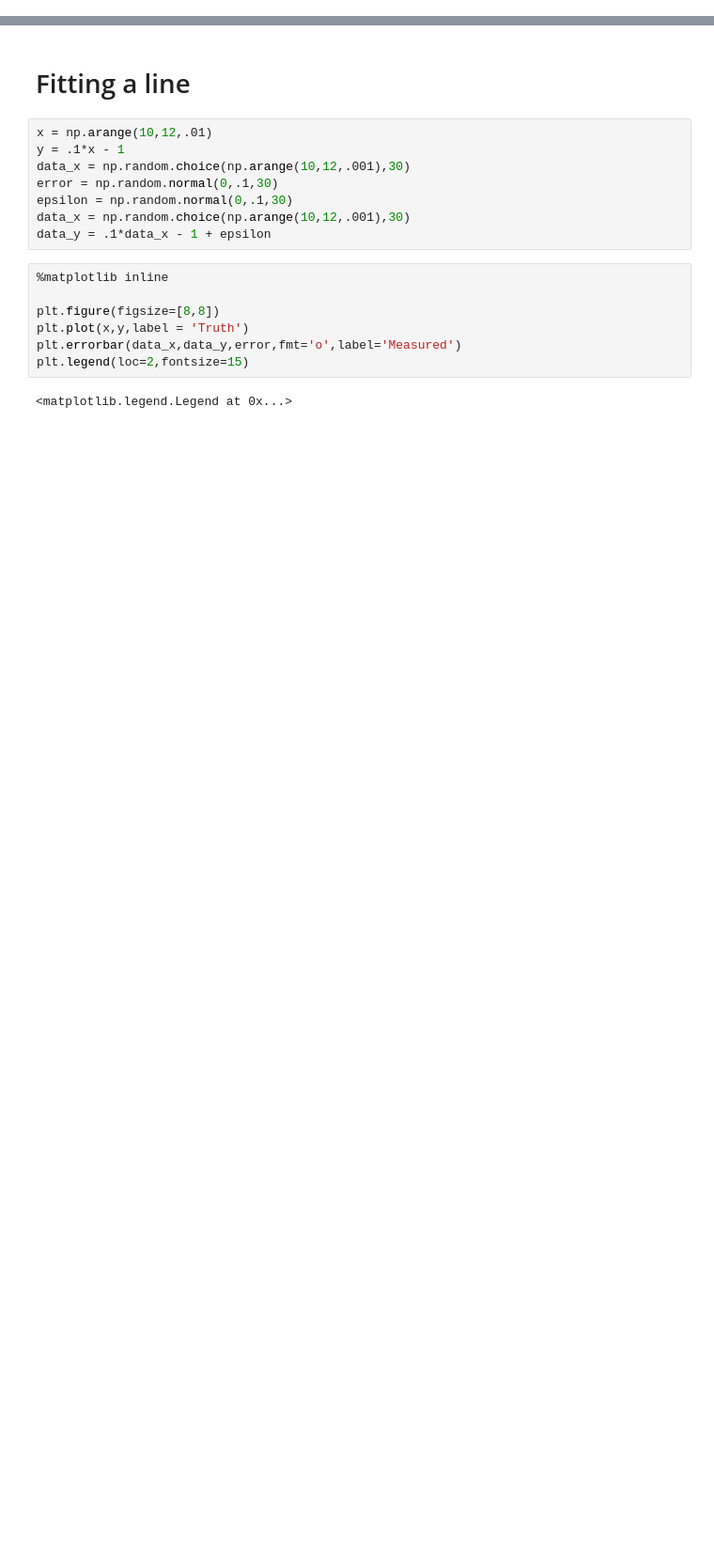
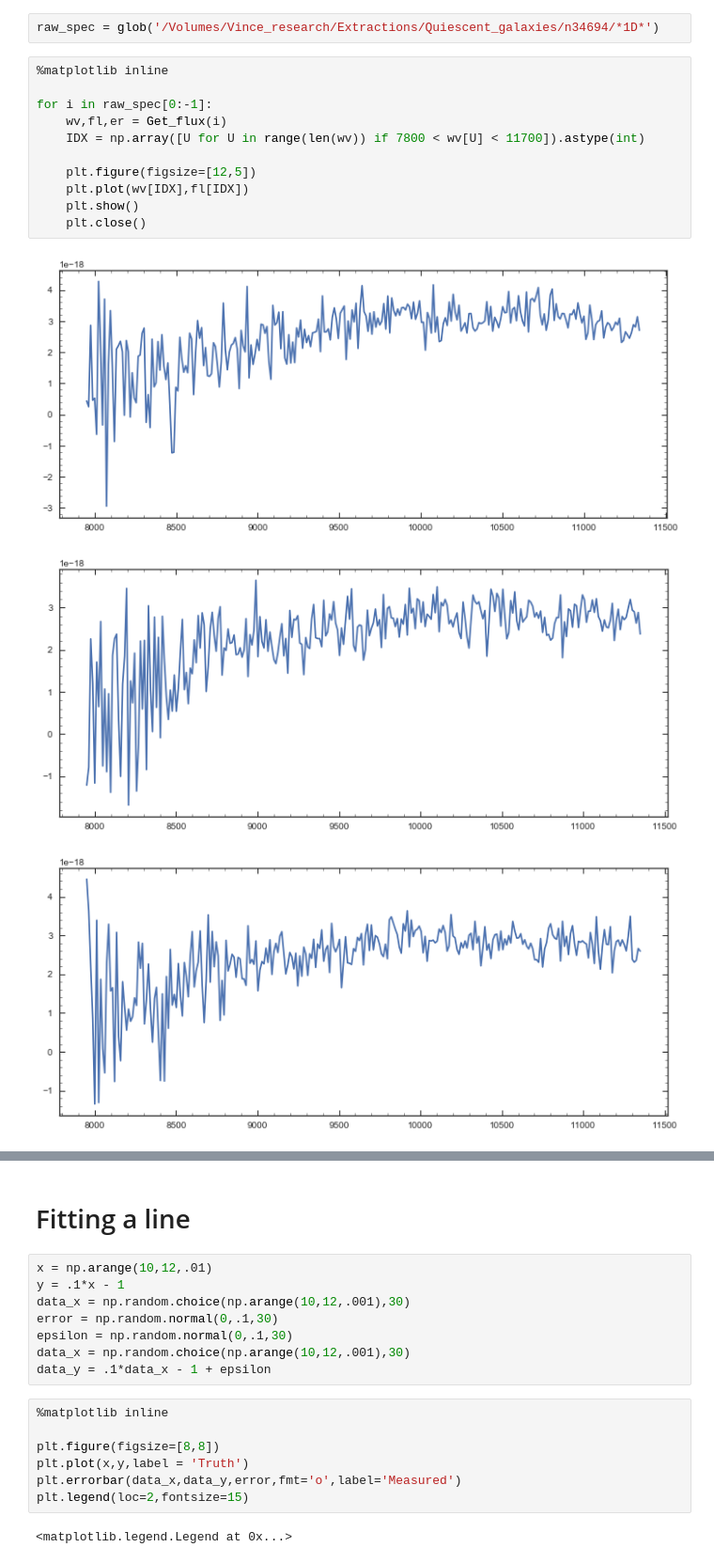
Before and after one commit to Vince-ec/Quiescent_analysis, a Jupyter notebook: scripts/Stats_examples.ipynb, the cells around one changed output, grey strips where cells are left out. Shown at 94% size. Drawn from its saved outputs; the diff is of its cells as text; blank space fills up the shorter version.

```diff
--- a/scripts/Stats_examples.ipynb
+++ b/scripts/Stats_examples.ipynb
@@ -12,0 +16,17 @@ sea.set_style({'xtick.direct'
+# %%
+raw_spec = glob('/Volumes/Vince_research/Extractions/Quiescent_galaxies/n34694/*1D*')
+# %%
+%matplotlib inline
+
+for i in raw_spec[0:-1]:
+    wv,fl,er = Get_flux(i)
+    IDX = np.array([U for U in range(len(wv)) if 7800 < wv[U] < 11700]).astype(int)
+
+    plt.figure(figsize=[12,5])
+    plt.plot(wv[IDX],fl[IDX])
+    plt.show()
+    plt.close()
+# %% [output]
+[figure, added]
+[figure, added]
+[figure, added]
```
Also changed, not shown: parts of 5 cells of this notebook.
